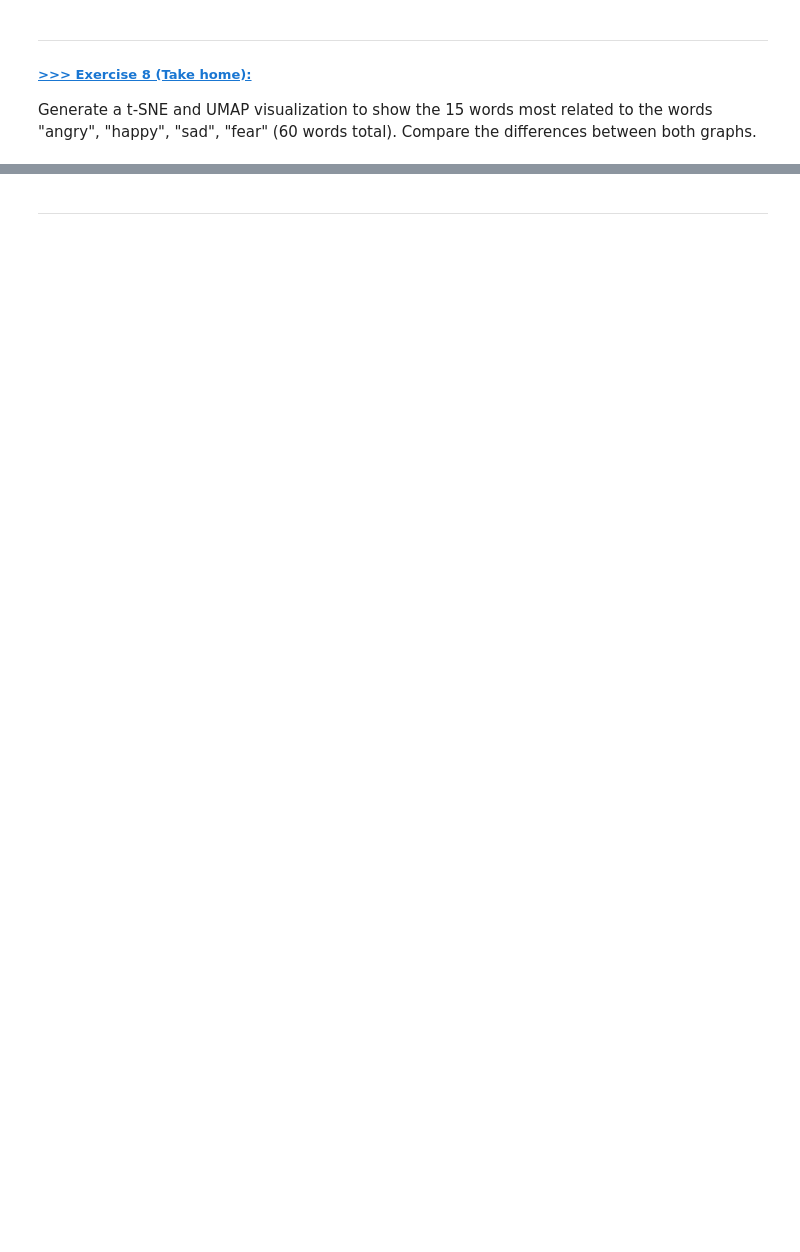
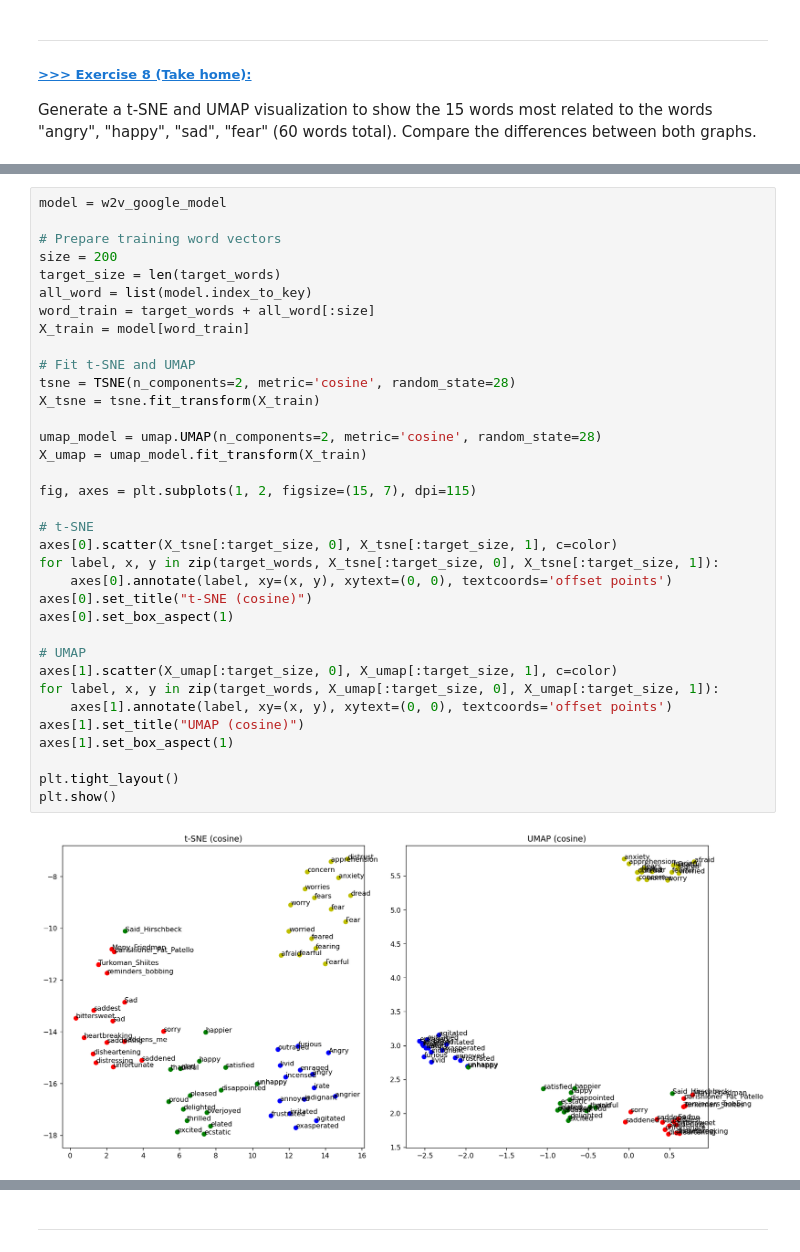
Before and after one commit to Benson920613/DM2025-Lab2-Exercise, a Jupyter notebook: DM2025-Lab2-Master-Phase_1.ipynb, the cells around one changed output, grey strips where cells are left out. Saved outputs shown, nothing was run; the diff lists cells and outputs as text; blank space fills up the shorter version.

```diff
--- a/DM2025-Lab2-Master-Phase_1.ipynb
+++ b/DM2025-Lab2-Master-Phase_1.ipynb
@@ -1282,0 +1343,37 @@ Generate a t-SNE and UMAP visualization to show the 15 words most related to the
+# %%
+model = w2v_google_model
+
+# Prepare training word vectors
+size = 200
+target_size = len(target_words)
+all_word = list(model.index_to_key)
+word_train = target_words + all_word[:size]
+X_train = model[word_train]
+
+# Fit t-SNE and UMAP
+tsne = TSNE(n_components=2, metric='cosine', random_state=28)
+X_tsne = tsne.fit_transform(X_train)
+
+umap_model = umap.UMAP(n_components=2, metric='cosine', random_state=28)
+X_umap = umap_model.fit_transform(X_train)
+
+fig, axes = plt.subplots(1, 2, figsize=(15, 7), dpi=115)
+
+# t-SNE
+axes[0].scatter(X_tsne[:target_size, 0], X_tsne[:target_size, 1], c=color)
+for label, x, y in zip(target_words, X_tsne[:target_size, 0], X_tsne[:target_size, 1]):
+    axes[0].annotate(label, xy=(x, y), xytext=(0, 0), textcoords='offset points')
+axes[0].set_title("t-SNE (cosine)")
+axes[0].set_box_aspect(1)
+
+# UMAP
+axes[1].scatter(X_umap[:target_size, 0], X_umap[:target_size, 1], c=color)
+for label, x, y in zip(target_words, X_umap[:target_size, 0], X_umap[:target_size, 1]):
+    axes[1].annotate(label, xy=(x, y), xytext=(0, 0), textcoords='offset points')
+axes[1].set_title("UMAP (cosine)")
+axes[1].set_box_aspect(1)
+
+plt.tight_layout()
+plt.show()
+# %% [output]
+[figure, added]
```
Also changed, not shown: parts of 26 cells of this notebook, 3 other files.
